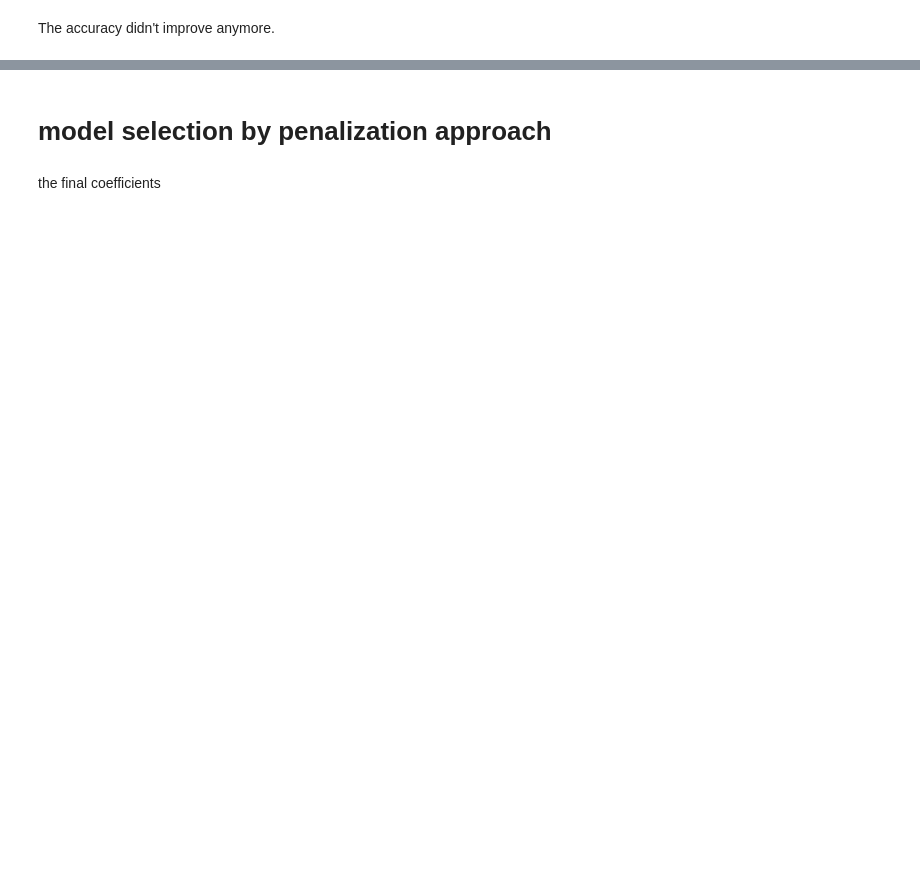
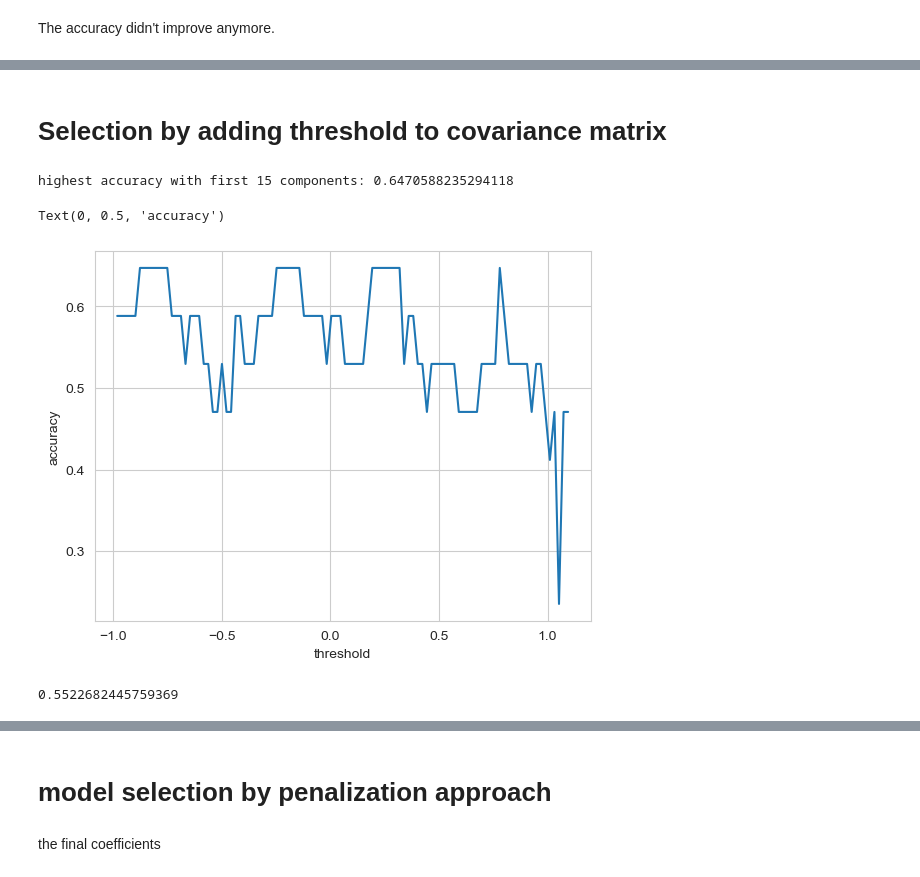
Before and after one commit to hereistheusername/Urban-Land-Cover-Data-Analysis, a Jupyter notebook: urban land cover analysis.ipynb, the cells around one changed output, grey strips where cells are left out. Drawn from its saved outputs; the diff is of its cells as text; code cells hidden in the pictures; blank space fills up the shorter version.

Commit message:
add feature selection based on sample covariance

```diff
--- a/urban land cover analysis.ipynb
+++ b/urban land cover analysis.ipynb
@@ -266,0 +301,2 @@ accuracy on test data: 24.2604%
+# %% [markdown]
+# Selection by adding threshold to covariance matrix
@@ -266,0 +334,25 @@ accuracy on test data: 24.2604%
+# %%
+X_train, X_valid, y_train, y_valid = train_test_split(data_standardized, y_in_ohc, train_size=0.9, random_state=42)
+cov_matrix = np.cov(X_train, rowvar=False)
+lower_bound = np.min(cov_matrix)
+upper_bound = np.max(cov_matrix)
+threshold_array = np.linspace(lower_bound, upper_bound, 100)
+acc_array, better_model, U, highest_acc = selecting_by_thresholding(
+    X_train, y_train, X_valid, y_valid, cov_matrix, 15, threshold_array
+)
+print('highest accuracy with first 15 components: {}'.format(highest_acc))
+fig = plt.figure()
+ax = fig.gca()
+ax.plot(threshold_array, acc_array)
+ax.set_xlabel('threshold')
+ax.set_ylabel('accuracy')
+# %% [output]
+highest accuracy with first 15 components: 0.6470588235294118
+Text(0, 0.5, 'accuracy')
+[figure, added]
+# %%
+y_pred = better_model.predict(np.matmul(X_test, U))
+comp = np.equal(np.argmax(y_pred, axis=1), np.argmax(y_test.to_numpy(), axis=1))
+np.mean(comp)
+# %% [output]
+0.5522682445759369
```
Also changed, not shown: parts of 26 cells of this notebook.
